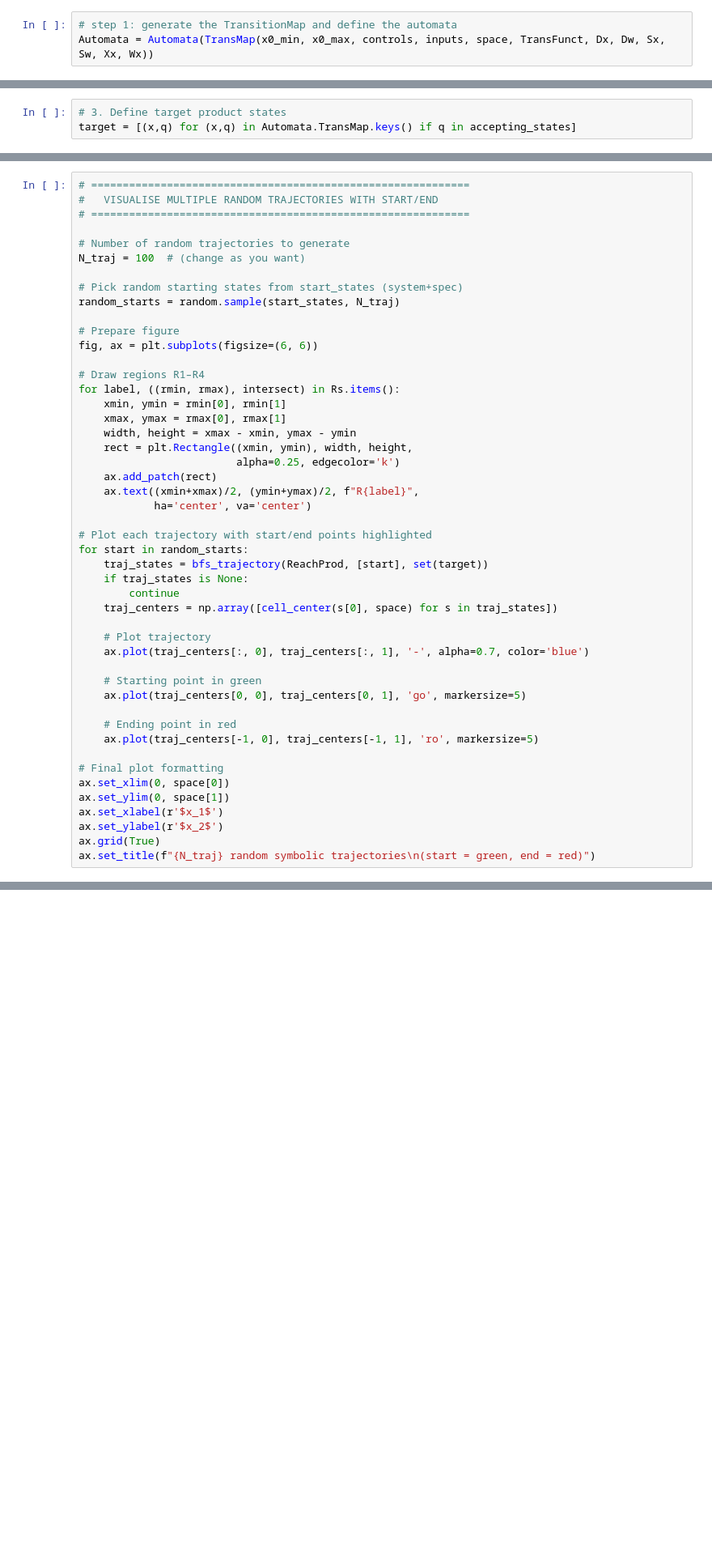
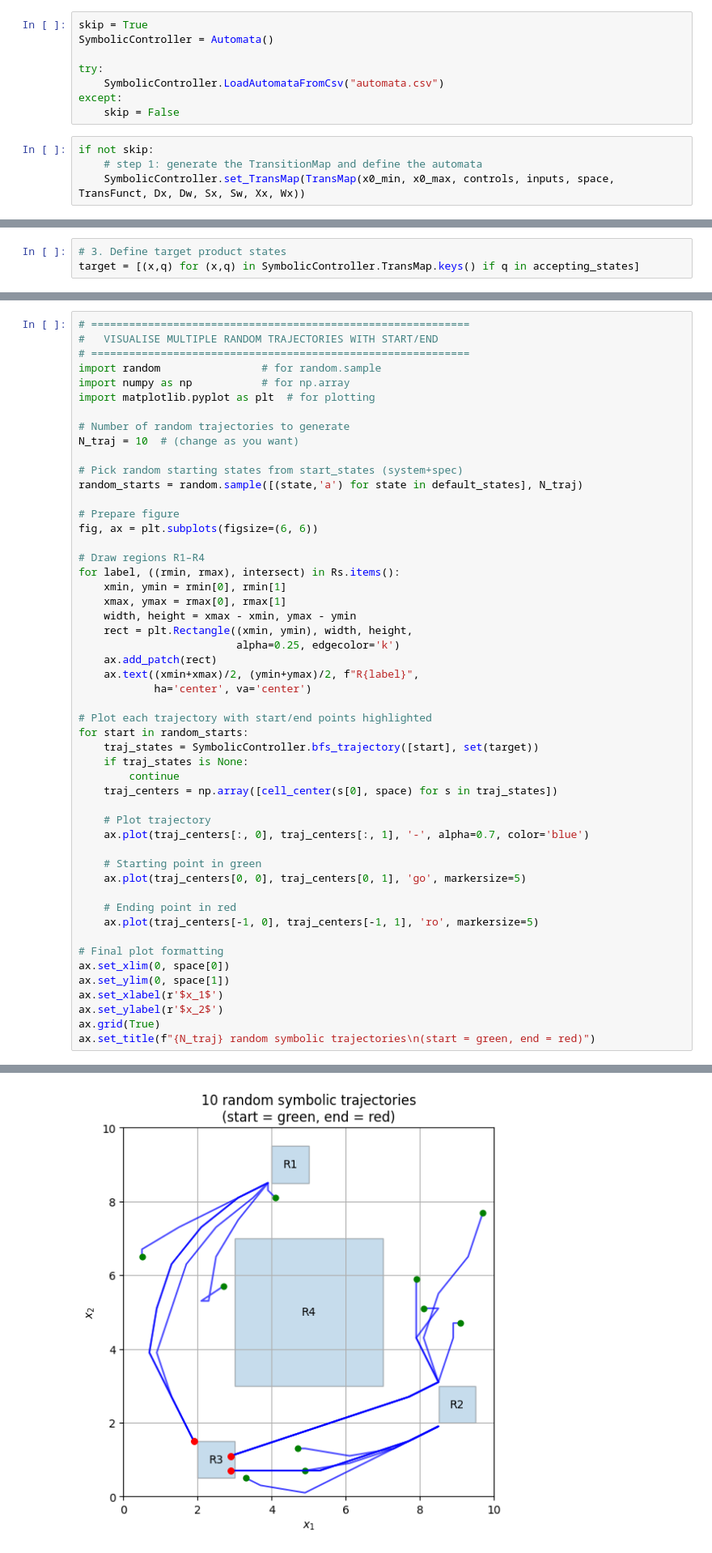
Before and after one commit to mokhatiri/symbolic_controller_generator, a Jupyter notebook: Example.ipynb, the cells around one changed output, grey strips where cells are left out. Shown at 81% size. Drawn from its saved outputs; the diff is of its cells as text; blank space fills up the shorter version.

```diff
--- a/Example.ipynb
+++ b/Example.ipynb
@@ -84,7 +84,16 @@ plot_LabelMap_2D(LabelMap, space)
 [figure]
 # %% [markdown]
 # Generation
+# %%
+skip = True
+SymbolicController = Automata()
+
+try:
+    SymbolicController.LoadAutomataFromCsv("automata.csv")
+except:
+    skip = False
 # %%
-# step 1: generate the TransitionMap and define the automata
-Automata = Automata(TransMap(x0_min, x0_max, controls, inputs, space, TransFunct, Dx, Dw, Sx, Sw, Xx, Wx))
+if not skip:
+    # step 1: generate the TransitionMap and define the automata
+    SymbolicController.set_TransMap(TransMap(x0_min, x0_max, controls, inputs, space, TransFunct, Dx, Dw, Sx, Sw, Xx, Wx))
 # %%
@@ -93,4 +103,4 @@ Automata.ToProdAutomate(SpecMap, LabelMap, 'a')
 # %%
 # 3. Define target product states
-target = [(x,q) for (x,q) in Automata.TransMap.keys() if q in accepting_states]
+target = [(x,q) for (x,q) in SymbolicController.TransMap.keys() if q in accepting_states]
 # %%
@@ -103,12 +115,15 @@ Automata.SaveAutomataToCsv("automata.csv")
 # ============================================================
 #   VISUALISE MULTIPLE RANDOM TRAJECTORIES WITH START/END
 # ============================================================
+import random                # for random.sample
+import numpy as np           # for np.array
+import matplotlib.pyplot as plt  # for plotting
 
 # Number of random trajectories to generate
-N_traj = 100  # (change as you want)
+N_traj = 10  # (change as you want)
 
 # Pick random starting states from start_states (system+spec)
-random_starts = random.sample(start_states, N_traj)
+random_starts = random.sample([(state,'a') for state in default_states], N_traj)
 
 # Prepare figure
 fig, ax = plt.subplots(figsize=(6, 6))
@@ -126,7 +141,7 @@ for label, ((rmin, rmax), intersect) in Rs.items():
 
 # Plot each trajectory with start/end points highlighted
 for start in random_starts:
-    traj_states = bfs_trajectory(ReachProd, [start], set(target))
+    traj_states = SymbolicController.bfs_trajectory([start], set(target))
     if traj_states is None:
         continue
     traj_centers = np.array([cell_center(s[0], space) for s in traj_states])
@@ -147,3 +162,4 @@ ax.set_xlabel(r'$x_1$')
 ax.set_ylabel(r'$x_2$')
 ax.grid(True)
 ax.set_title(f"{N_traj} random symbolic trajectories\n(start = green, end = red)")
+# %% [output]
@@ -149,0 +167 @@ ax.set_title(f"{N_traj} random symbolic trajectories\n(start = green, end = red)
+[figure, added]
```
Also changed, not shown: parts of 4 cells of this notebook, 1 other file.
